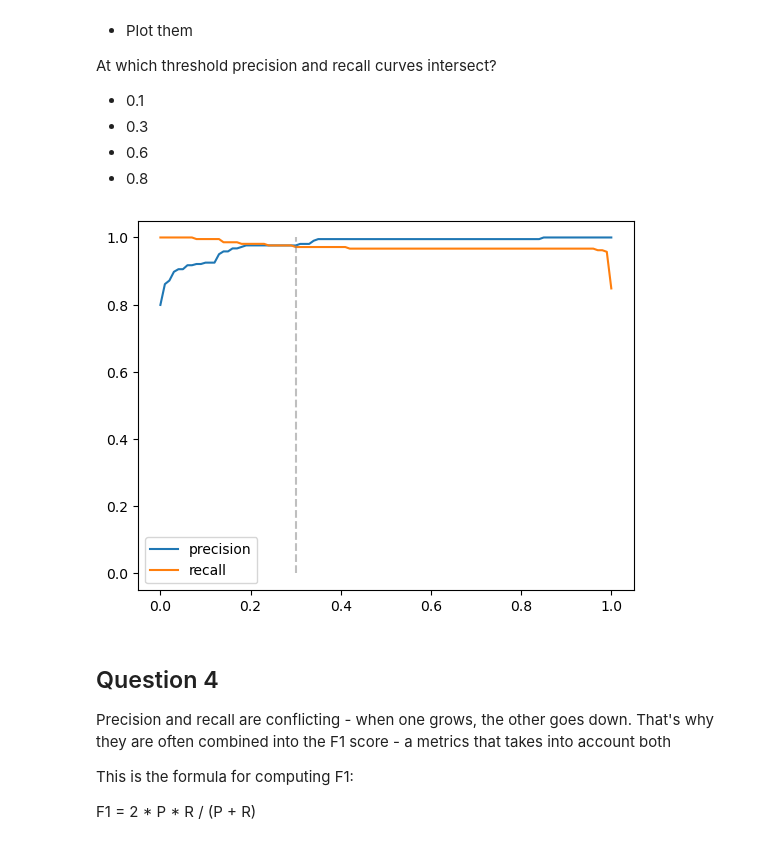
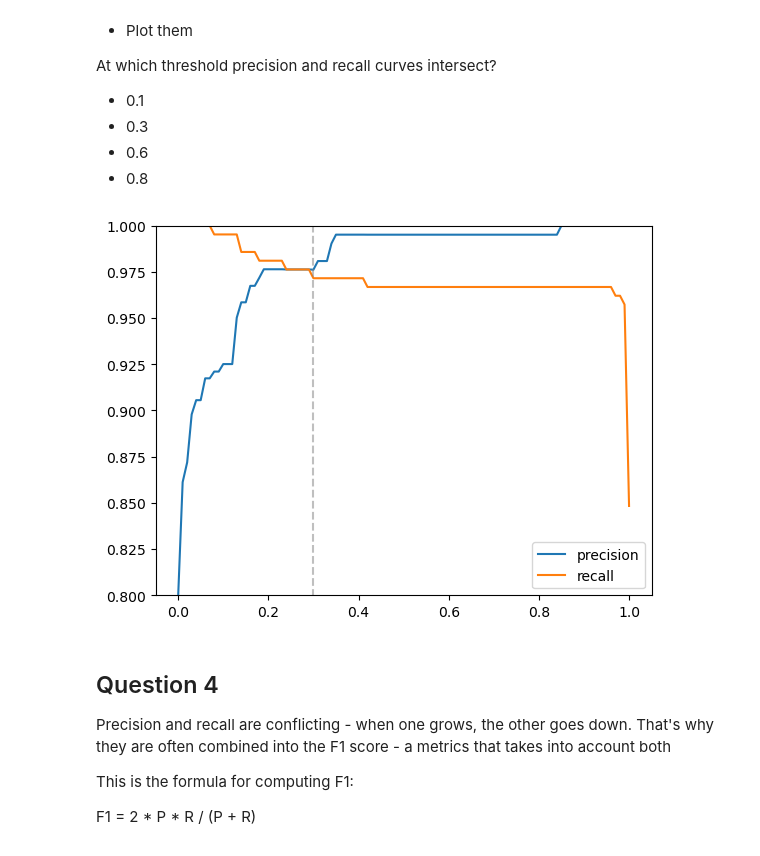
Before and after one commit to syslogist/ml_zoomcamp, a Jupyter notebook: homeworks/Homework4.ipynb, the cells around one changed output. Drawn from its saved outputs; the diff is of its cells as text; code cells hidden in the pictures.

```diff
--- a/homeworks/Homework4.ipynb
+++ b/homeworks/Homework4.ipynb
@@ -233,11 +237,12 @@ df_scores = pd.DataFrame(scores, columns=cols)
 # %%
 plt.plot(df_scores.threshold, df_scores.precision, label='precision')
 plt.plot(df_scores.threshold, df_scores.recall, label='recall')
+plt.ylim([0.8,1.0])
 plt.vlines(0.3, 0, 1, color='grey', linestyle='--', alpha=0.5)
 plt.legend()
 plt.show()
 # %% [output]
-[figure, old version]
+[figure, new version]
 # %% [markdown]
 ## Question 4
 
```
Also changed, not shown: parts of 10 cells of this notebook.
